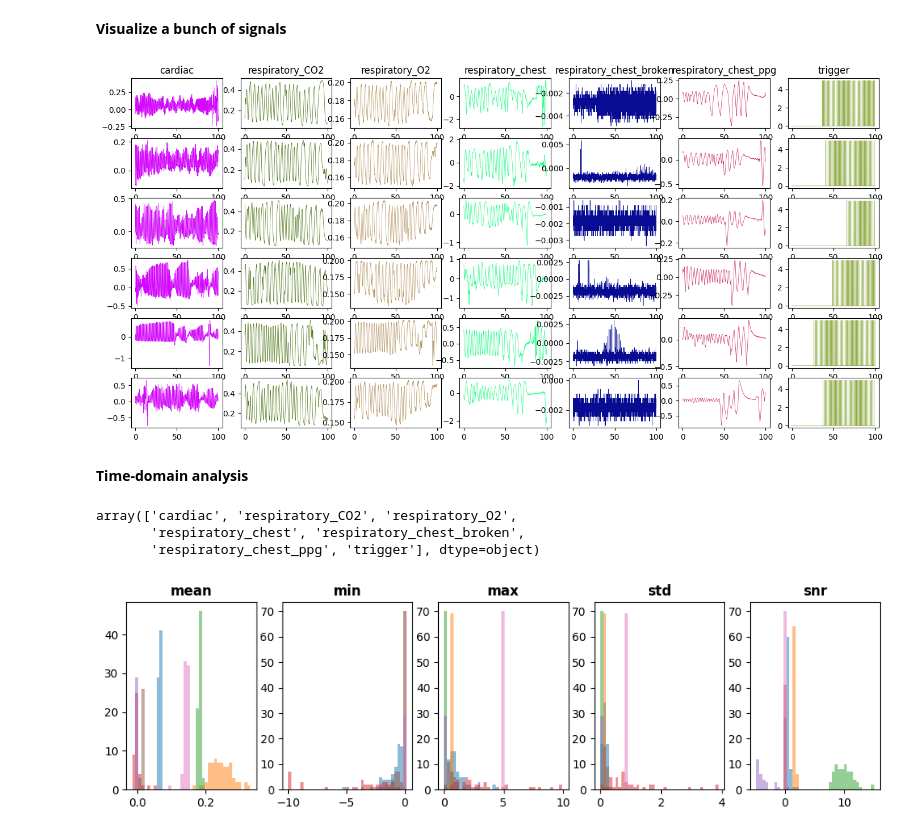
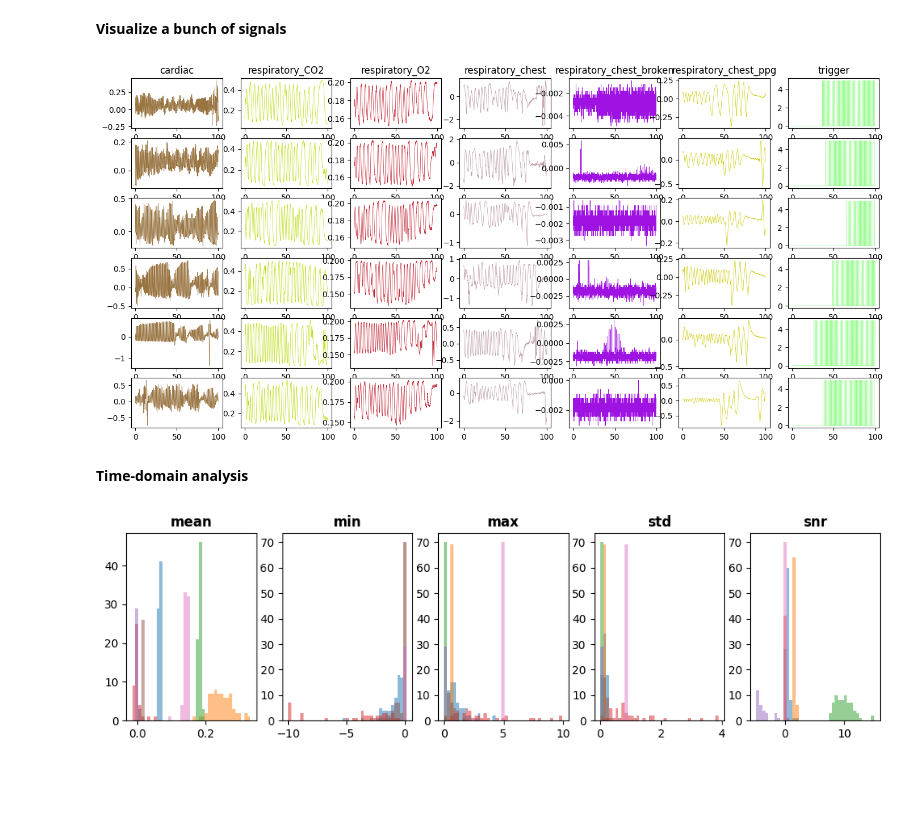
Before and after one commit to drombas/BHD-physiological-classification, a Jupyter notebook: notebooks/eda.ipynb, the cells around one changed output. Saved outputs shown, nothing was run; the diff lists cells and outputs as text; code cells hidden in the pictures; blank space fills up the shorter version.

```diff
--- a/notebooks/eda.ipynb
+++ b/notebooks/eda.ipynb
@@ -68,23 +70,23 @@ ax.plot(t[:1000], y[:1000], linewidth=0.5)
 # %%
 classes = np.unique(df_lab.label)
 
-n_col = len(label_names)
+n_col = len(classes)
 n_row = 6
 n_samp = 2000
 
 fig, ax = plt.subplots(n_row, n_col, figsize=(17,8))
 
 for i_col, label in enumerate(classes):
     subset = df.loc[:, [classes[i_col] in i for i in df.columns]]
     color = np.random.rand(3)
 
     for i_row in range(n_row):
         y = subset.iloc[:, i_row]
         ax[i_row, i_col].plot(t[:n_samp], y[:n_samp], color=color, linewidth=0.5)
         if i_row == 0:
-            ax[i_row, i_col].set_title(label_names[i_col])
+            ax[i_row, i_col].set_title(classes[i_col])
 # %% [output]
-[figure, old version]
+[figure, new version]
 # %% [markdown]
 **Time-domain analysis**
 # %%
@@ -93,12 +95,6 @@ df_td = pd.DataFrame({'mean': df.apply(lambda x: np.mean(x)),
                       'max':  df.apply(lambda x: np.max(x)),
                       'std':  df.apply(lambda x: np.std(x)),
                       'snr':  df.apply(lambda x: np.mean(x) / np.std(x))})
-# %%
-classes
-# %% [output]
-array(['cardiac', 'respiratory_CO2', 'respiratory_O2',
-       'respiratory_chest', 'respiratory_chest_broken',
-       'respiratory_chest_ppg', 'trigger'], dtype=object)
 # %%
 fig, ax = plt.subplots(1,5,figsize=(12,3))
 for i_col, var in enumerate(df_td.columns):
```
Also changed, not shown: parts of 4 cells of this notebook, 2 other files.
